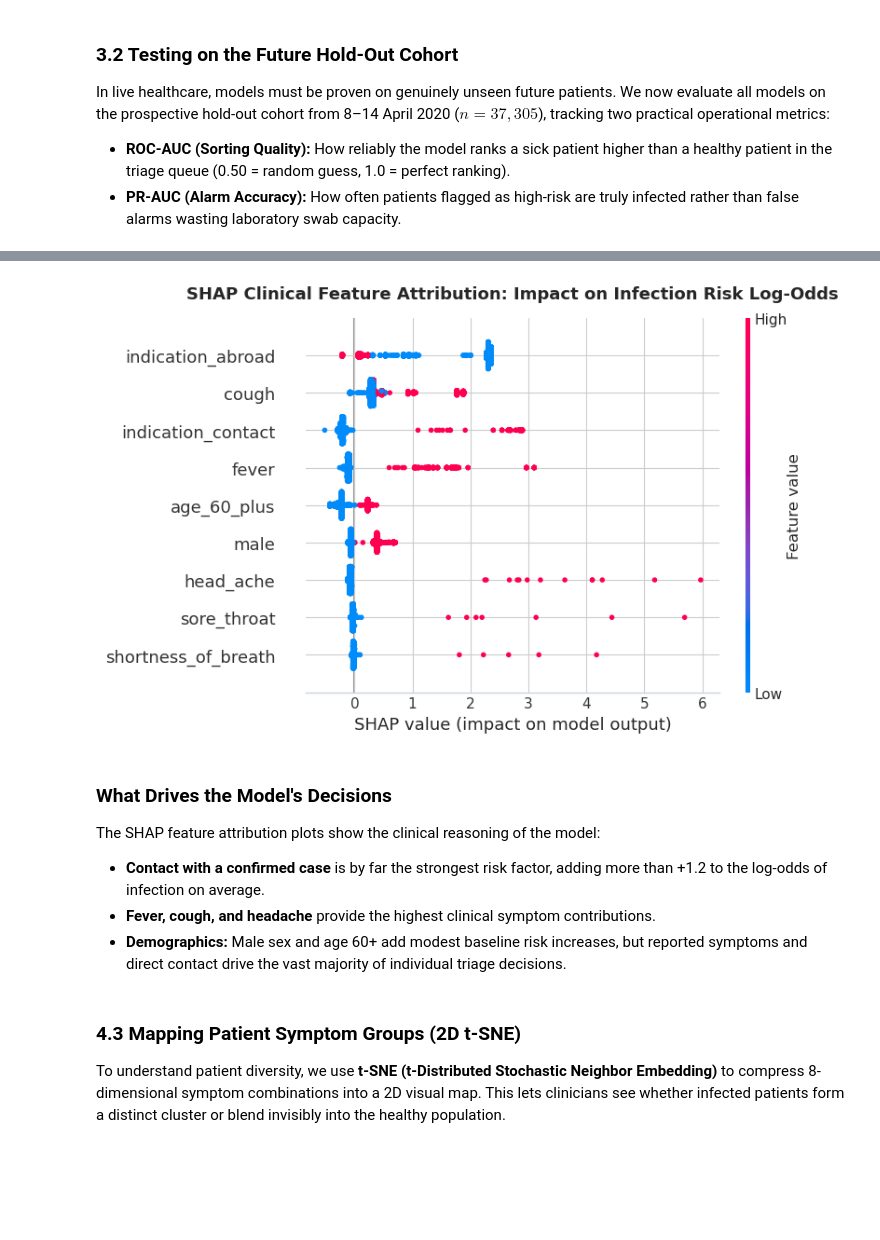
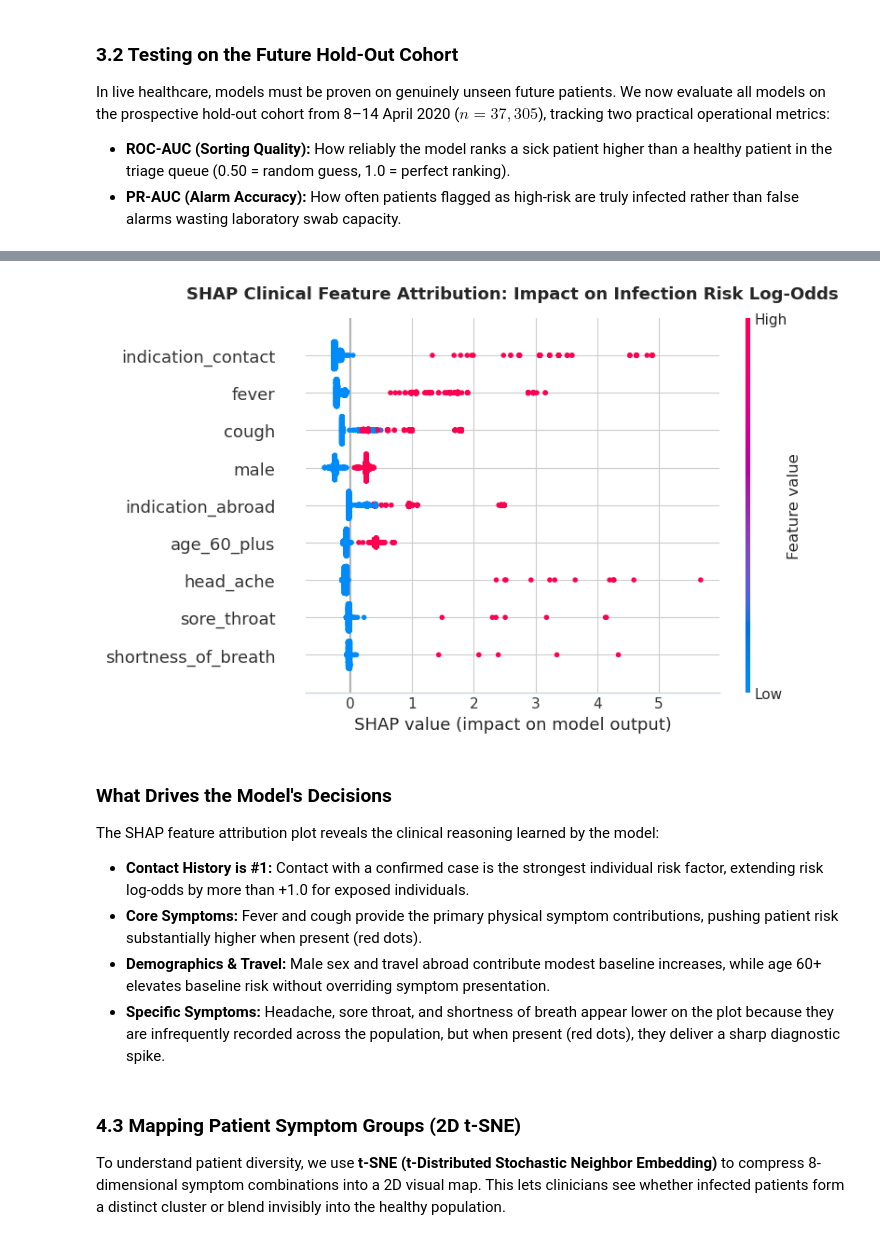
Before and after one commit to Llander22/Data-Science-Portfolio, a Jupyter notebook: CS_L7_M10_Hackathon/M10-02-02_covid19_hackathon.ipynb, the cells around one changed output, grey strips where cells are left out. Drawn from its saved outputs; the diff is of its cells as text; code cells hidden in the pictures; blank space fills up the shorter version.

```diff
--- a/CS_L7_M10_Hackathon/M10-02-02_covid19_hackathon.ipynb
+++ b/CS_L7_M10_Hackathon/M10-02-02_covid19_hackathon.ipynb
@@ -642,42 +636,43 @@ Clinicians cannot rely on black-box predictions; they must know which symptoms d
 # %%
 # 2. Clinical Explainability: TreeSHAP Feature Attribution
 try:
     import shap
 except ImportError:
     import subprocess
     print('Installing shap library for feature attribution...')
     subprocess.run(['pip', 'install', '-q', 'shap'], check=True)
     import shap
 
 import matplotlib.pyplot as plt
 
 # Initialize TreeExplainer on LightGBM champion model
-lgb_clf = lgb_pipe_age.named_steps['clf'] if 'lgb_pipe_age' in locals() else lgb_model
+lgb_clf = lgb_pipe_age.named_steps['clf'] if hasattr(lgb_pipe_age, 'named_steps') else lgb_pipe_age
 explainer = shap.TreeExplainer(lgb_clf)
 
-# Sample prospective test cohort for fast, representative explainability
+# Sample prospective test cohort using the exact same unified features
 np.random.seed(5)
 sample_idx = np.random.choice(len(X_test), size=min(2000, len(X_test)), replace=False)
 X_test_sample = X_test.iloc[sample_idx]
 
 # Compute SHAP values
 shap_values = explainer.shap_values(X_test_sample)
 shap_vals_target = shap_values[1] if isinstance(shap_values, list) and len(shap_values) == 2 else shap_values
 
 # Plot SHAP Beeswarm Summary
 plt.figure(figsize=(10, 6))
 shap.summary_plot(shap_vals_target, X_test_sample, show=False)
 plt.title("SHAP Clinical Feature Attribution: Impact on Infection Risk Log-Odds", fontsize=13, fontweight='bold', pad=15)
 plt.tight_layout()
 plt.show()
 # %% [output]
-[figure, old version]
+[figure, new version]
 # %% [markdown]
 ### What Drives the Model's Decisions
-The SHAP feature attribution plots show the clinical reasoning of the model:
-* **Contact with a confirmed case** is by far the strongest risk factor, adding more than +1.2 to the log-odds of infection on average.
-* **Fever, cough, and headache** provide the highest clinical symptom contributions.
-* **Demographics:** Male sex and age 60+ add modest baseline risk increases, but reported symptoms and direct contact drive the vast majority of individual triage decisions.
+The SHAP feature attribution plot reveals the clinical reasoning learned by the model:
+* **Contact History is #1:** Contact with a confirmed case is the strongest individual risk factor, extending risk log-odds by more than +1.0 for exposed individuals.
+* **Core Symptoms:** Fever and cough provide the primary physical symptom contributions, pushing patient risk substantially higher when present (red dots).
+* **Demographics & Travel:** Male sex and travel abroad contribute modest baseline increases, while age 60+ elevates baseline risk without overriding symptom presentation.
+* **Specific Symptoms:** Headache, sore throat, and shortness of breath appear lower on the plot because they are infrequently recorded across the population, but when present (red dots), they deliver a sharp diagnostic spike.
 # %% [markdown]
 ### 4.3 Mapping Patient Symptom Groups (2D t-SNE)
 To understand patient diversity, we use **t-SNE (t-Distributed Stochastic Neighbor Embedding)** to compress 8-dimensional symptom combinations into a 2D visual map. This lets clinicians see whether infected patients form a distinct cluster or blend invisibly into the healthy population.
```
Also changed, not shown: parts of 48 cells of this notebook, 1 other file.
